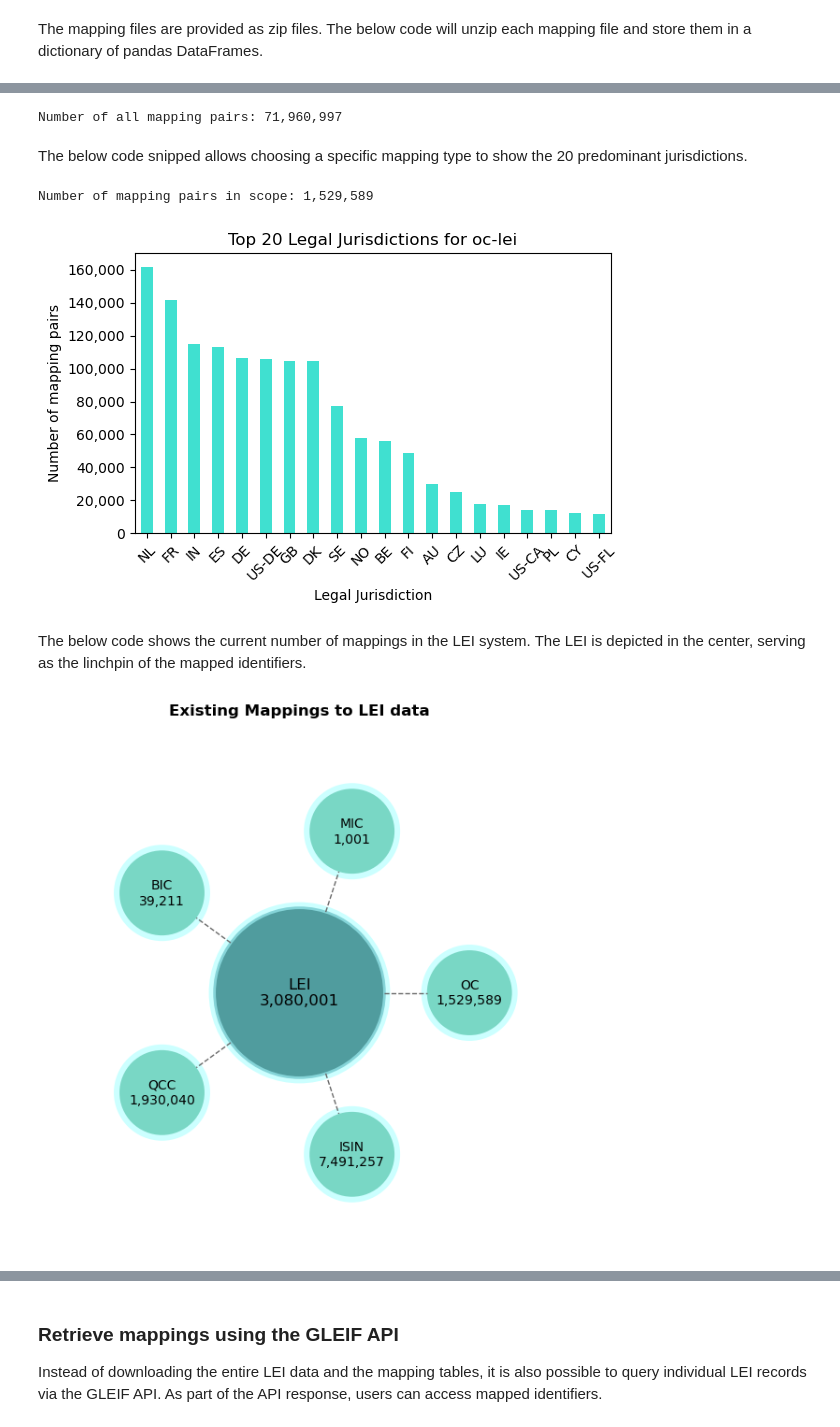
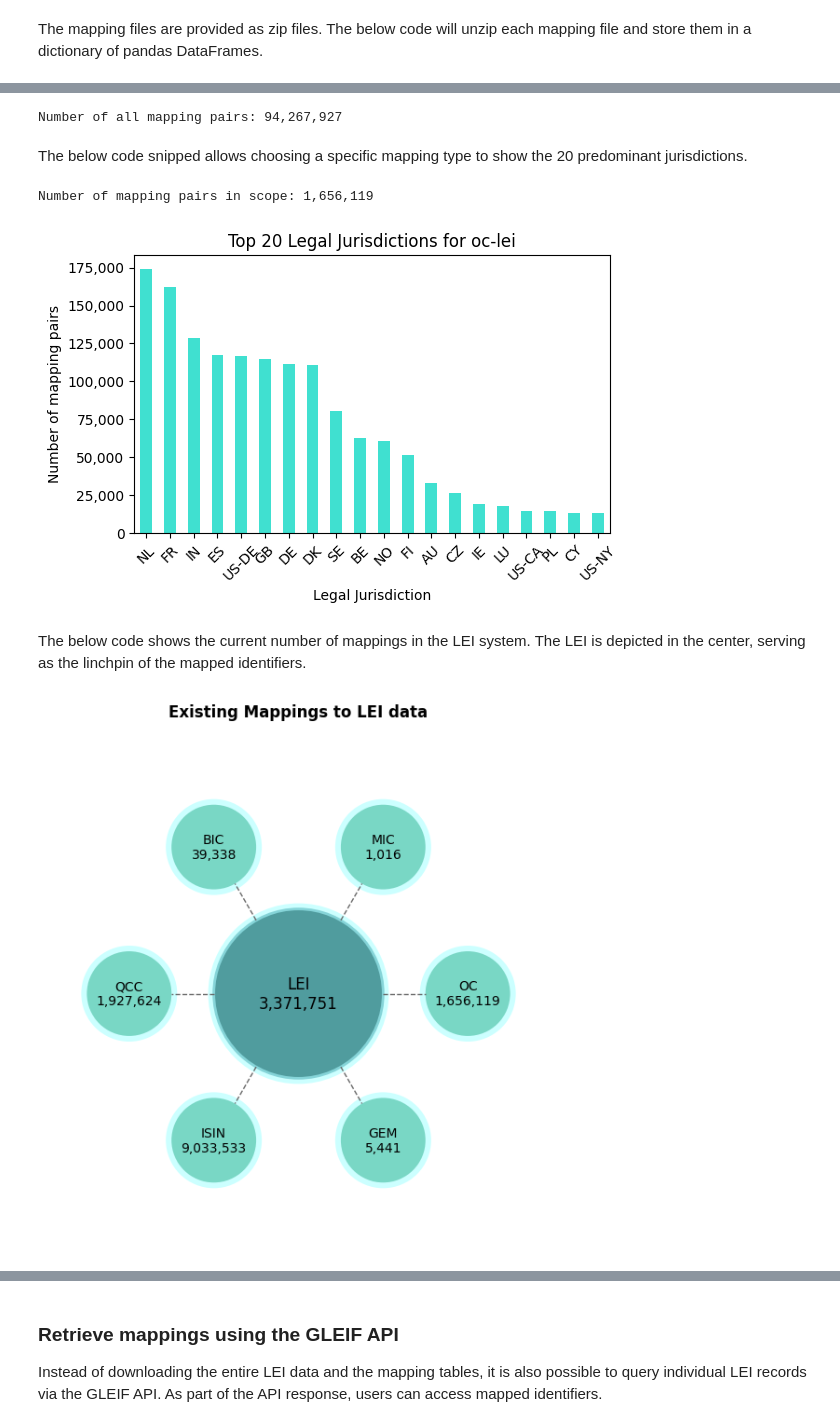
Before and after one commit to Global-Open-Data-Integration-Network/LEIbooks, a Jupyter notebook: MappingExercise.ipynb, the cells around one changed output, grey strips where cells are left out. Drawn from its saved outputs; the diff is of its cells as text; code cells hidden in the pictures.

Commit message:
feat: add new mapping to utils and notebook

```diff
--- a/MappingExercise.ipynb
+++ b/MappingExercise.ipynb
@@ -180,6 +181,11 @@ class MappingDownloader:
             "pattern" : re.compile(r"https://mapping\.gleif\.org/api/v2/qcc-lei/[\w-]+/download", re.I),
             "date_in_text": re.compile(r"\b(\d{8})\b"),
         },
+        "gem-lei":{
+            "page_url":"https://www.gleif.org/en/lei-data/lei-mapping/download-gem-to-lei-relationship-files#",
+            "pattern": re.compile(r"https://mapping.gleif.org/api/v2/gem-lei/[\w-]+/download", re.I),
+            "date_in_text": re.compile(r"\b(\d{8}[A-Z a-z]\d{6})\b"),
+            }
         }
 
     def __init__(self, timeout_page=60, timeout_download=300, keep_in_memory=False):
@@ -287,11 +293,11 @@ mappings = MappingDownloader(keep_in_memory=not SAVE_TO_DISK)
 
 if not SAVE_TO_DISK:
     print("Downloading mapping files directly to memory...")
-    paths_or_content = mappings.download_all(["bic-lei", "isin-lei", "mic-lei", "oc-lei", "qcc-lei"])
+    paths_or_content = mappings.download_all(["bic-lei", "isin-lei", "mic-lei", "oc-lei", "qcc-lei", "gem-lei"])
 
 else:
     print("Downloading mapping files to disk...")
-    paths_or_content = mappings.download_all(["bic-lei", "isin-lei", "mic-lei", "oc-lei", "qcc-lei"], save_dir=DEFAULT_SAVE_DIR)
+    paths_or_content = mappings.download_all(["bic-lei", "isin-lei", "mic-lei", "oc-lei", "qcc-lei", "gem-lei"], save_dir=DEFAULT_SAVE_DIR)
     print("\nFiles saved to disk:")
     for k, v in paths_or_content.items():
         print(f"{k}: {v}")
@@ -380,11 +388,11 @@ if SAVE_TO_DISK:
     # Save the result to the csv file
     merged_df.to_csv(DEFAULT_SAVE_DIR/"all_mappings.csv")
 # %% [output]
-Number of all mapping pairs: 71,960,997
+Number of all mapping pairs: 94,267,927
 # %% [markdown]
 The below code snipped allows choosing a specific mapping type to show the 20 predominant jurisdictions.
 # %%
-mapping_pairs = 'oc-lei' # Options: "bic-lei", "isin-lei", "mic-lei", "oc-lei", "qcc-lei"
+mapping_pairs = 'oc-lei' # Options: "bic-lei", "isin-lei", "mic-lei", "oc-lei", "qcc-lei", "gem-lei"
 
 in_scope_mapping = by_mapping[mapping_pairs]
 
@@ -392,29 +400,30 @@ in_scope_mapping_level1 = pd.merge(level_1_data, in_scope_mapping, on='LEI')
 
 print(f'Number of mapping pairs in scope: {in_scope_mapping_level1.shape[0]:,}')
 # %% [output]
-Number of mapping pairs in scope: 1,529,589
+Number of mapping pairs in scope: 1,656,119
 # %%
 top20 = in_scope_mapping_level1['Entity.LegalJurisdiction'].value_counts().head(20)
 
 Visualizations.draw_bar_chart_jurisdictions(top20, mapping_pairs)
 # %% [output]
-[figure, old version]
+[figure, new version]
 # %% [markdown]
 The below code shows the current number of mappings in the LEI system. The LEI is depicted in the center, serving as the linchpin of the mapped identifiers.
 # %%
 Visualizations.draw_star_map(
     center_label="LEI",
     center_value=level_1_data.shape[0],
     data=(
         ("OC", by_mapping["oc-lei"].shape[0]),
         ("MIC", by_mapping["mic-lei"].shape[0]),
         ("BIC", by_mapping["bic-lei"].shape[0]),
         ("QCC", by_mapping["qcc-lei"].shape[0]),
         ("ISIN", by_mapping["isin-lei"].shape[0]),
+        ("GEM", by_mapping["gem-lei"].shape[0]),
     ),
 )
 # %% [output]
-[figure, old version]
+[figure, new version]
 # %%
 # Create stacked bar charts using matplotlib
 try:
```
Also changed, not shown: parts of 9 cells of this notebook.
